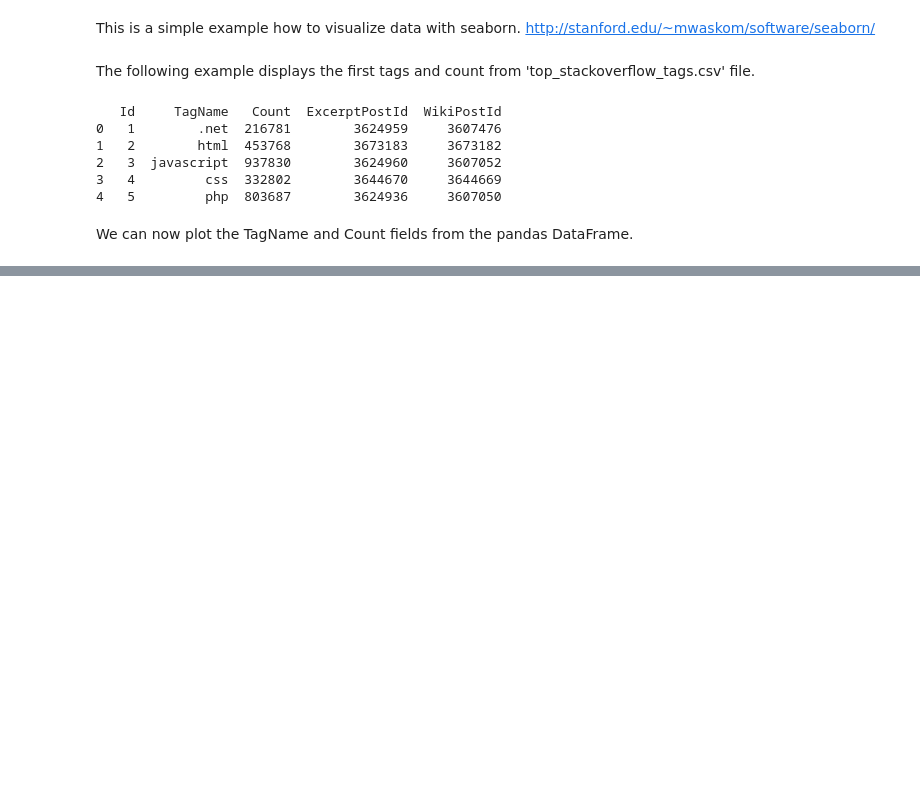
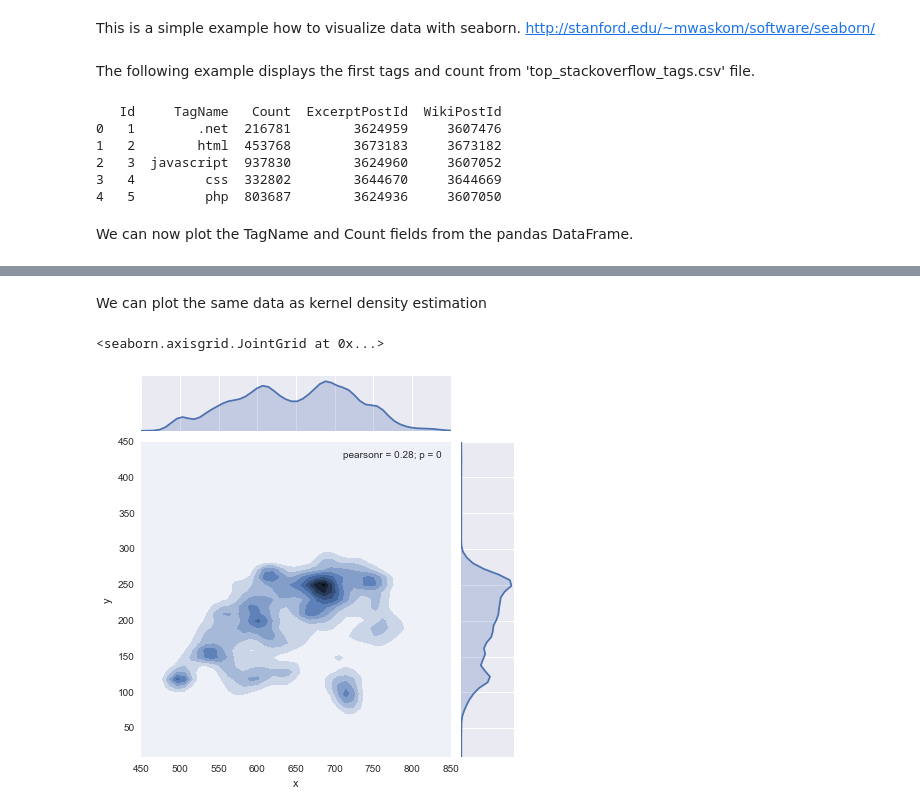
Before and after one commit to rueedlinger/zdays15, a Jupyter notebook: visualize_data.ipynb, the cells around one changed output, grey strips where cells are left out. Cells and saved outputs as stored; diff of their text form; code cells hidden in the pictures; blank space fills up the shorter version.

```diff
--- a/visualize_data.ipynb
+++ b/visualize_data.ipynb
@@ -31,0 +54,7 @@ sns.barplot(x = df['TagName'], y = df['Count'], color = "red")
+# %% [markdown]
+We can plot the same data as kernel density estimation
+# %%
+sns.jointplot(x="x", y="y", data=df, kind="kde", xlim=(450, 850), ylim=(10,450))
+# %% [output]
+<seaborn.axisgrid.JointGrid at 0x...>
+[figure, added]
```
Also changed, not shown: parts of 5 cells of this notebook, 1 other file.
